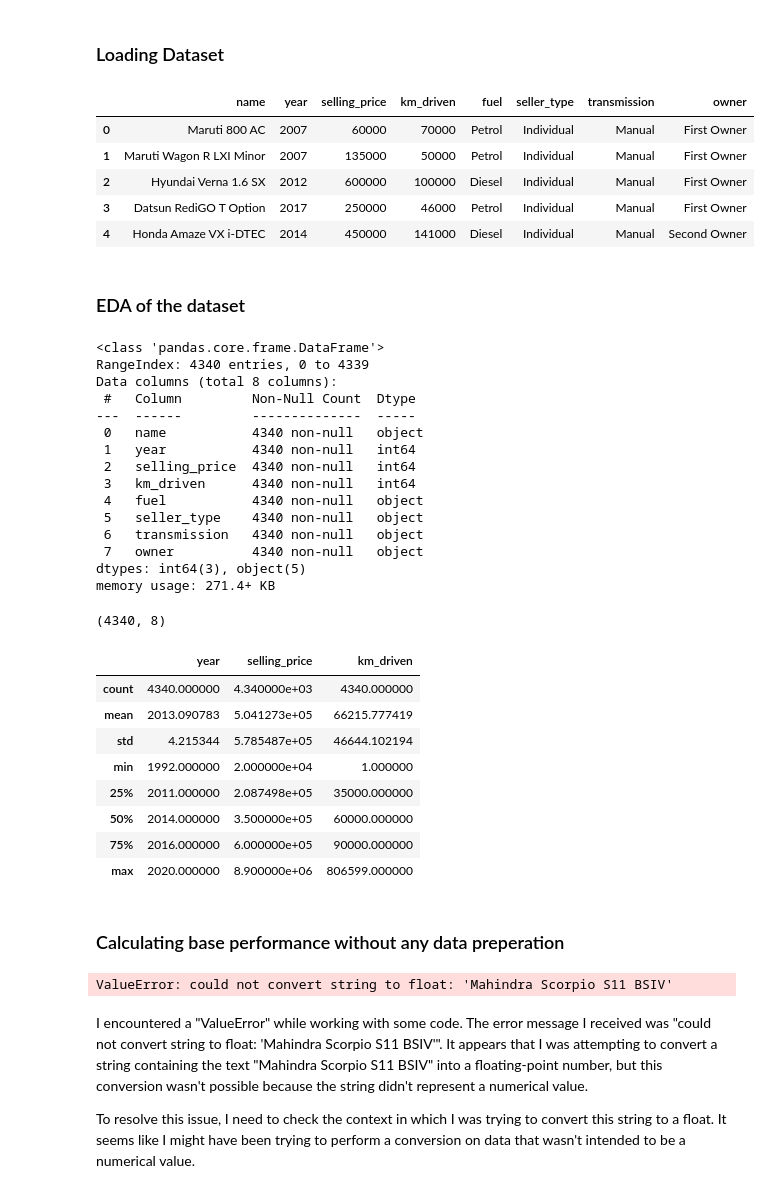
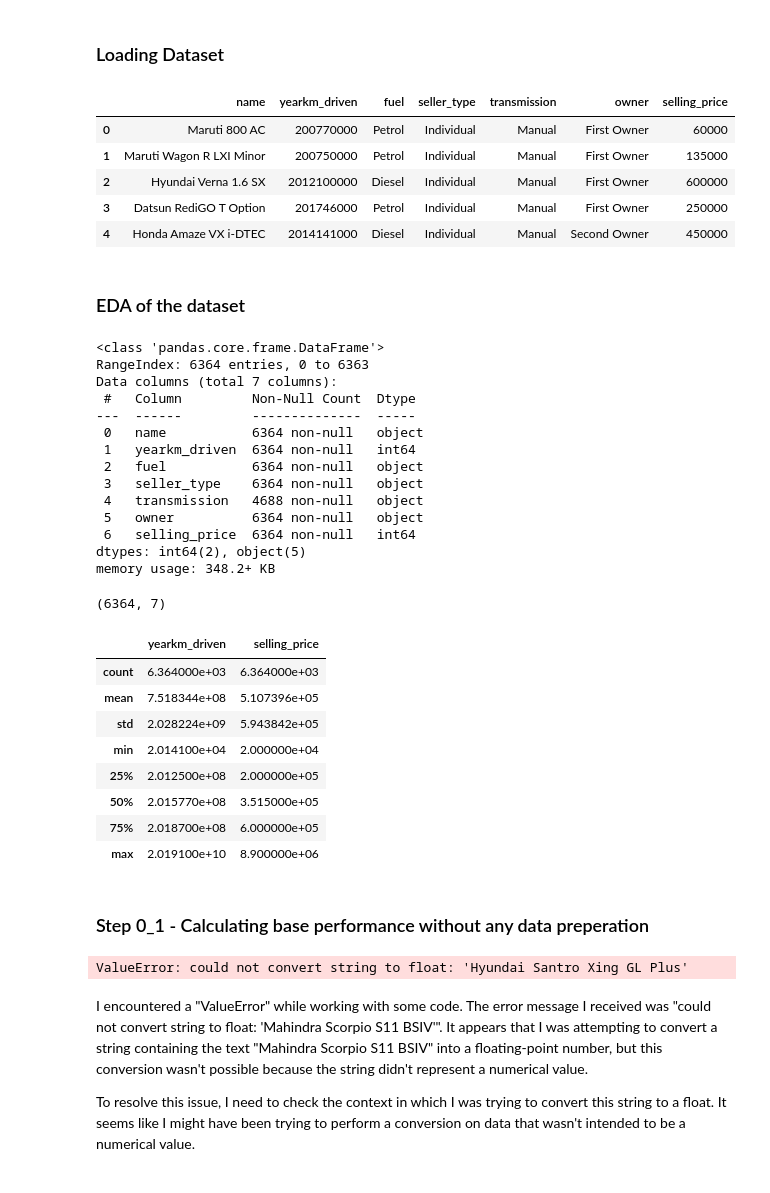
Before and after one commit to IIsameerII/COMP-6981-002-Sp.-Tpcs.-in-Computer-Science-Project, a Jupyter notebook: Data_Preparation_Project.ipynb, the cells around one changed output. Saved outputs shown, nothing was run; the diff lists cells and outputs as text; code cells hidden in the pictures.

```diff
--- a/Data_Preparation_Project.ipynb
+++ b/Data_Preparation_Project.ipynb
@@ -45,72 +60,61 @@ from sklearn.ensemble import RandomForestClassifier
 # %% [markdown]
 ### Loading Dataset
 # %%
-df=pd.read_csv("archive\CAR DETAILS FROM CAR DEKHO.csv")
+df=pd.read_csv("archive\CAR DETAILS FROM CAR DEKHO - Copy.csv")
 df.head()
 # %% [output]
-|  | name | year | selling_price | km_driven | fuel | seller_type | transmission | owner |
-| 0 | Maruti 800 AC | 2007 | 60000 | 70000 | Petrol | Individual | Manual | First Owner |
-| 1 | Maruti Wagon R LXI Minor | 2007 | 135000 | 50000 | Petrol | Individual | Manual | First Owner |
-| 2 | Hyundai Verna 1.6 SX | 2012 | 600000 | 100000 | Diesel | Individual | Manual | First Owner |
-| 3 | Datsun RediGO T Option | 2017 | 250000 | 46000 | Petrol | Individual | Manual | First Owner |
-| 4 | Honda Amaze VX i-DTEC | 2014 | 450000 | 141000 | Diesel | Individual | Manual | Second Owner |
+|  | name | yearkm_driven | fuel | seller_type | transmission | owner | selling_price |
+| 0 | Maruti 800 AC | 200770000 | Petrol | Individual | Manual | First Owner | 60000 |
+| 1 | Maruti Wagon R LXI Minor | 200750000 | Petrol | Individual | Manual | First Owner | 135000 |
+| 2 | Hyundai Verna 1.6 SX | 2012100000 | Diesel | Individual | Manual | First Owner | 600000 |
+| 3 | Datsun RediGO T Option | 201746000 | Petrol | Individual | Manual | First Owner | 250000 |
+| 4 | Honda Amaze VX i-DTEC | 2014141000 | Diesel | Individual | Manual | Second Owner | 450000 |
 # %% [markdown]
 ### EDA of the dataset
 # %%
 df.info()
 # %% [output]
 <class 'pandas.core.frame.DataFrame'>
-RangeIndex: 4340 entries, 0 to 4339
-Data columns (total 8 columns):
+RangeIndex: 6364 entries, 0 to 6363
+Data columns (total 7 columns):
  #   Column         Non-Null Count  Dtype
 ---  ------         --------------  -----
- 0   name           4340 non-null   object
- 1   year           4340 non-null   int64
- 2   selling_price  4340 non-null   int64
- 3   km_driven      4340 non-null   int64
- 4   fuel           4340 non-null   object
- 5   seller_type    4340 non-null   object
- 6   transmission   4340 non-null   object
- 7   owner          4340 non-null   object
-dtypes: int64(3), object(5)
-memory usage: 271.4+ KB
+ 0   name           6364 non-null   object
+ 1   yearkm_driven  6364 non-null   int64
+ 2   fuel           6364 non-null   object
+ 3   seller_type    6364 non-null   object
+ 4   transmission   4688 non-null   object
+ 5   owner          6364 non-null   object
+ 6   selling_price  6364 non-null   int64
+dtypes: int64(2), object(5)
+memory usage: 348.2+ KB
 # %%
 df.shape
 # %% [output]
-(4340, 8)
+(6364, 7)
 # %%
 df.describe()
 # %% [output]
-|  | year | selling_price | km_driven |
-| count | 4340.000000 | 4.340000e+03 | 4340.000000 |
-| mean | 2013.090783 | 5.041273e+05 | 66215.777419 |
-| std | 4.215344 | 5.785487e+05 | 46644.102194 |
-| min | 1992.000000 | 2.000000e+04 | 1.000000 |
-| 25% | 2011.000000 | 2.087498e+05 | 35000.000000 |
-| 50% | 2014.000000 | 3.500000e+05 | 60000.000000 |
-| 75% | 2016.000000 | 6.000000e+05 | 90000.000000 |
-| max | 2020.000000 | 8.900000e+06 | 806599.000000 |
+|  | yearkm_driven | selling_price |
+| count | 6.364000e+03 | 6.364000e+03 |
+| mean | 7.518344e+08 | 5.107396e+05 |
+| std | 2.028224e+09 | 5.943842e+05 |
+| min | 2.014100e+04 | 2.000000e+04 |
+| 25% | 2.012500e+08 | 2.000000e+05 |
+| 50% | 2.015770e+08 | 3.515000e+05 |
+| 75% | 2.018700e+08 | 6.000000e+05 |
+| max | 2.019100e+10 | 8.900000e+06 |
 # %% [markdown]
-### Calculating base performance without any data preperation
+### Step 0_1 - Calculating base performance without any data preperation
 # %%
 # Create a train test split in the dataset
 y = df['selling_price']
 X = df.drop(['selling_price'],axis=1)
 
-# Use the command train_test_split to divide the dataset
-X_train, X_test, y_train, y_test = train_test_split(X,y,
-                                                    test_size=0.2,
-                                                    shuffle=True,
-                                                    random_state=42)
+score_0_1 = train_random_forest(X,y)
+print(score_0_1)
+# %% [output]
+ValueError: could not convert string to float: 'Hyundai Santro Xing GL Plus'
-# %%
-# initialize the random forest classifier
-clf = RandomForestClassifier(n_estimators=5)
-# Fit the model
-clf.fit(X_train,y_train)
-# Check the model score
-clf.score(X_test,y_test)
-# %% [output]
-ValueError: could not convert string to float: 'Mahindra Scorpio S11 BSIV'
 # %% [markdown]
 I encountered a "ValueError" while working with some code. The error message I received was "could not convert string to float: 'Mahindra Scorpio S11 BSIV'". It appears that I was attempting to convert a string containing the text "Mahindra Scorpio S11 BSIV" into a floating-point number, but this conversion wasn't possible because the string didn't represent a numerical value.
 
```
Also changed, not shown: parts of 49 cells of this notebook, 4 other files.
